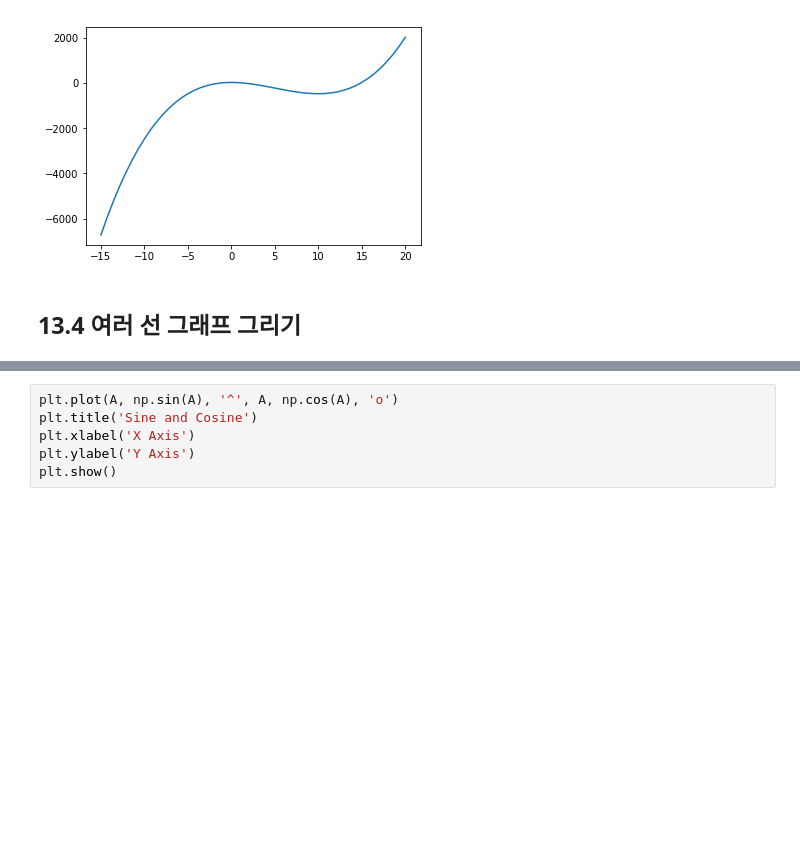
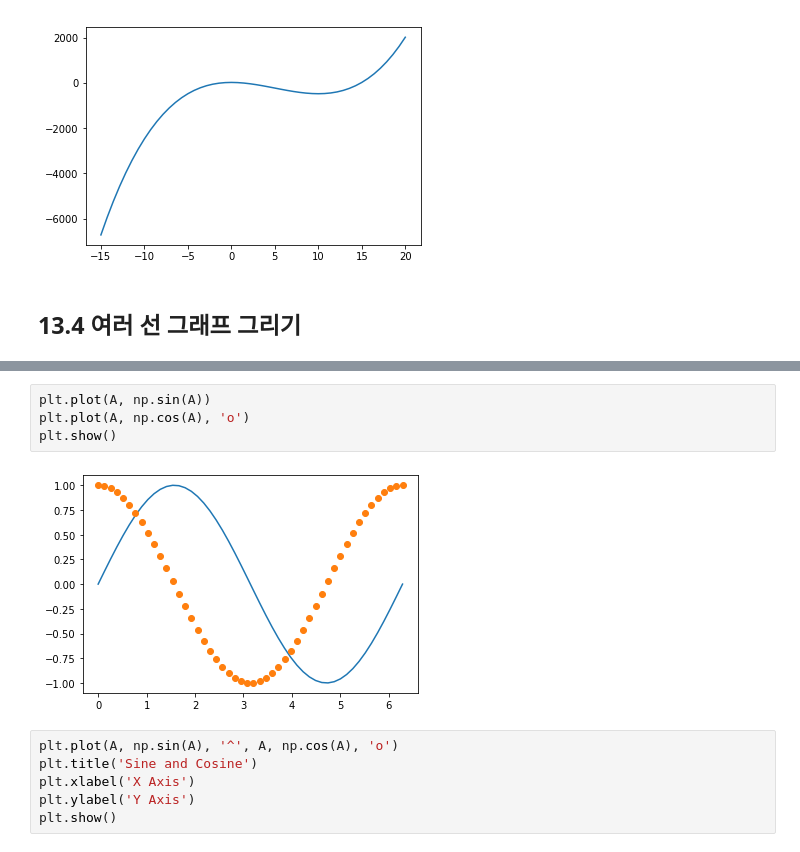
Before and after one commit to cmdrkim/supercharged_python, a Jupyter notebook: 13. 넘파이 고급 사용법.ipynb, the cells around one changed output, grey strips where cells are left out. Drawn from its saved outputs; the diff is of its cells as text; blank space fills up the shorter version.

```diff
--- a/13. 넘파이 고급 사용법.ipynb
+++ b/13. 넘파이 고급 사용법.ipynb
@@ -179,3 +182,9 @@ plt.show()
+# %%
+plt.plot(A, np.sin(A))
+plt.plot(A, np.cos(A), 'o')
+plt.show()
+# %% [output]
+[figure, added]
 # %%
 plt.plot(A, np.sin(A), '^', A, np.cos(A), 'o')
 plt.title('Sine and Cosine')
```
Also changed, not shown: parts of 83 cells of this notebook, 2 other files.
